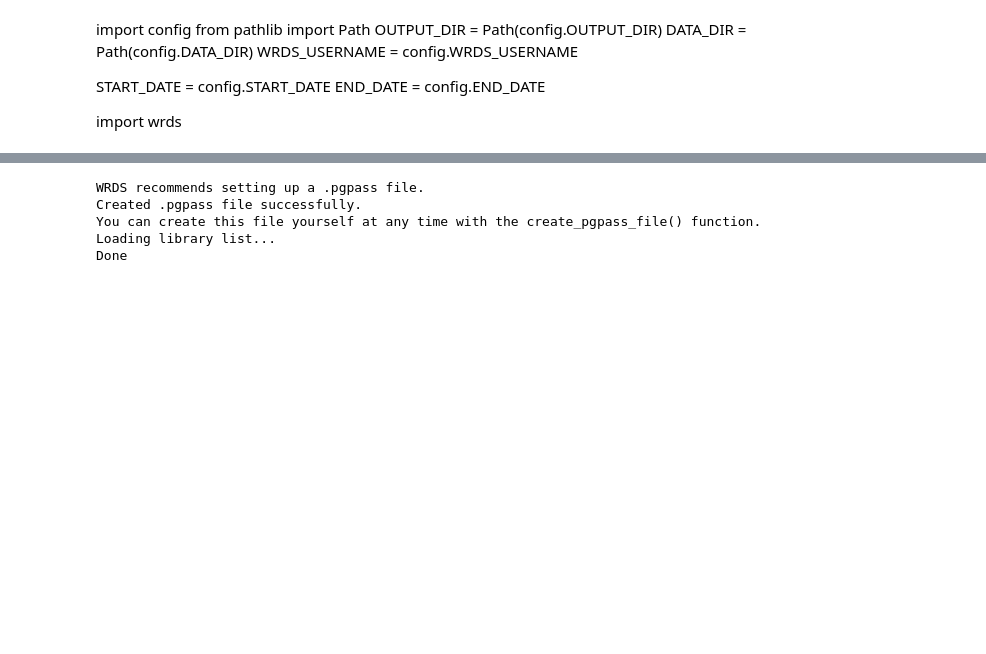
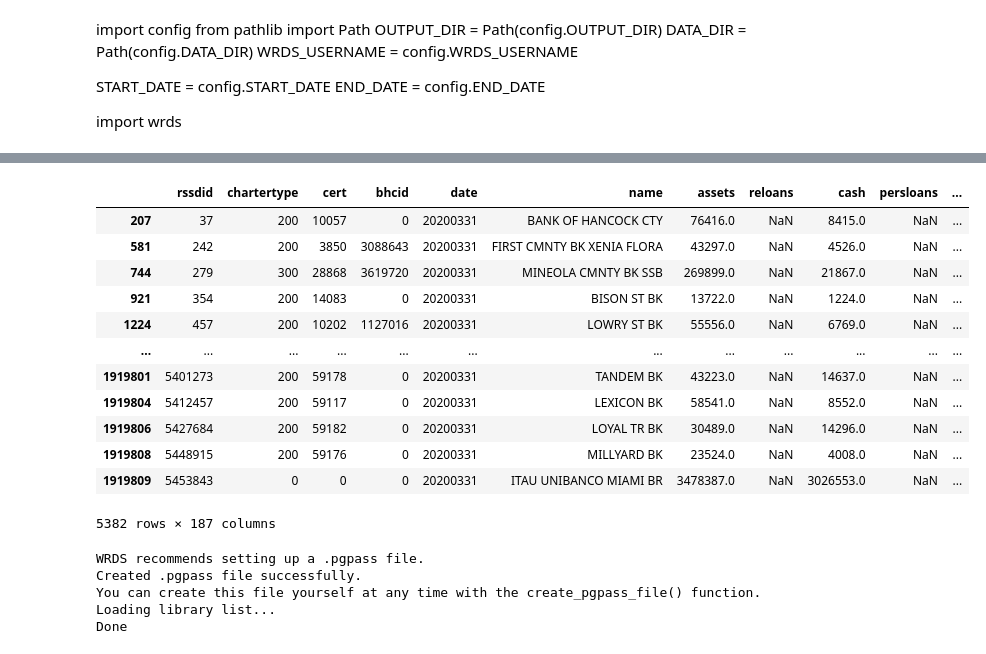
Before and after one commit to Nikkozhang/FINM32900-Final-Project, a Jupyter notebook: src/01_bank_asset_notebook.ipynb, the cells around one changed output, grey strips where cells are left out. Cells and saved outputs as stored; diff of their text form; code cells hidden in the pictures; blank space fills up the shorter version.

```diff
--- a/src/01_bank_asset_notebook.ipynb
+++ b/src/01_bank_asset_notebook.ipynb
@@ -35,3 +96,20 @@ entity_name_df = pd.read_csv(DATA_DIR/"manual"/"variable_entity_name.csv")
+# %%
+entity_name_df = df[df['date'] == '20200331']
+entity_name_df
+# %% [output]
+|  | rssdid | chartertype | cert | bhcid | date | name | assets | reloans | cash | persloans | ... |
+| 207 | 37 | 200 | 10057 | 0 | 20200331 | BANK OF HANCOCK CTY | 76416.0 | NaN | 8415.0 | NaN | ... |
+| 581 | 242 | 200 | 3850 | 3088643 | 20200331 | FIRST CMNTY BK XENIA FLORA | 43297.0 | NaN | 4526.0 | NaN | ... |
+| 744 | 279 | 300 | 28868 | 3619720 | 20200331 | MINEOLA CMNTY BK SSB | 269899.0 | NaN | 21867.0 | NaN | ... |
+| 921 | 354 | 200 | 14083 | 0 | 20200331 | BISON ST BK | 13722.0 | NaN | 1224.0 | NaN | ... |
+| 1224 | 457 | 200 | 10202 | 1127016 | 20200331 | LOWRY ST BK | 55556.0 | NaN | 6769.0 | NaN | ... |
+| ... | ... | ... | ... | ... | ... | ... | ... | ... | ... | ... | ... |
+| 1919801 | 5401273 | 200 | 59178 | 0 | 20200331 | TANDEM BK | 43223.0 | NaN | 14637.0 | NaN | ... |
+| 1919804 | 5412457 | 200 | 59117 | 0 | 20200331 | LEXICON BK | 58541.0 | NaN | 8552.0 | NaN | ... |
+| 1919806 | 5427684 | 200 | 59182 | 0 | 20200331 | LOYAL TR BK | 30489.0 | NaN | 14296.0 | NaN | ... |
+| 1919808 | 5448915 | 200 | 59176 | 0 | 20200331 | MILLYARD BK | 23524.0 | NaN | 4008.0 | NaN | ... |
+| 1919809 | 5453843 | 0 | 0 | 0 | 20200331 | ITAU UNIBANCO MIAMI BR | 3478387.0 | NaN | 3026553.0 | NaN | ... |
+5382 rows × 187 columns
 # %%
 db = wrds.Connection(wrds_username=WRDS_USERNAME)
 # %% [output]
```
Also changed, not shown: parts of 12 cells of this notebook.
